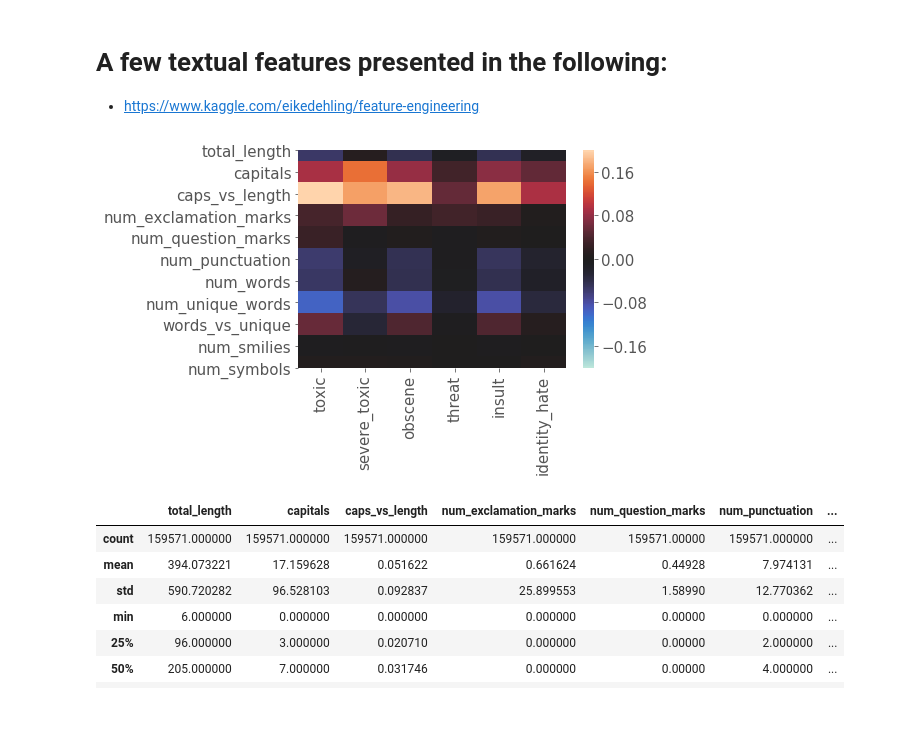
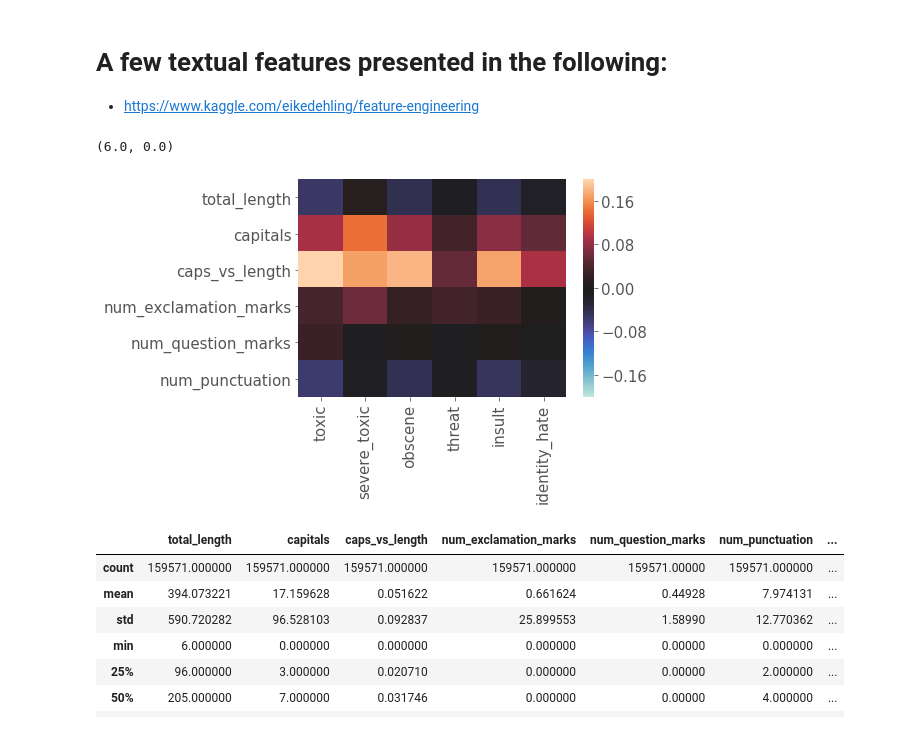
Before and after one commit to prbronze/Kaggle, a Jupyter notebook: toxic_comment_challenge/Notebooks/EDA.ipynb, the cells around one changed output. Saved outputs shown, nothing was run; the diff lists cells and outputs as text; code cells hidden in the pictures.

Commit message:
fix heatmap

```diff
--- a/toxic_comment_challenge/Notebooks/EDA.ipynb
+++ b/toxic_comment_challenge/Notebooks/EDA.ipynb
@@ -63,33 +63,35 @@ We do have an imbalance dataset in both ways:
 # %%
 df = treino.copy()
 df['total_length'] = df['comment_text'].apply(len)
 df['capitals'] = df['comment_text'].apply(lambda comment: sum(1 for c in comment if c.isupper()))
 df['caps_vs_length'] = df.apply(lambda row: float(row['capitals'])/float(row['total_length']),
                                 axis=1)
 df['num_exclamation_marks'] = df['comment_text'].apply(lambda comment: comment.count('!'))
 df['num_question_marks'] = df['comment_text'].apply(lambda comment: comment.count('?'))
 df['num_punctuation'] = df['comment_text'].apply(
     lambda comment: sum(comment.count(w) for w in '.,;:'))
 df['num_symbols'] = df['comment_text'].apply(
     lambda comment: sum(comment.count(w) for w in '*&$%'))
 df['num_words'] = df['comment_text'].apply(lambda comment: len(comment.split()))
 df['num_unique_words'] = df['comment_text'].apply(
     lambda comment: len(set(w for w in comment.split())))
 df['words_vs_unique'] = df['num_unique_words'] / df['num_words']
 df['num_smilies'] = df['comment_text'].apply(
     lambda comment: sum(comment.count(w) for w in (':-)', ':)', ';-)', ';)')))
 
 features = ('total_length', 'capitals', 'caps_vs_length', 'num_exclamation_marks',
             'num_question_marks', 'num_punctuation', 'num_words', 'num_unique_words',
             'words_vs_unique', 'num_smilies', 'num_symbols')
 columns = ('toxic', 'severe_toxic', 'obscene', 'threat', 'insult', 'identity_hate')
 
 rows = [{c:df[f].corr(df[c]) for c in columns} for f in features]
 df_correlations = pd.DataFrame(rows, index=features)
 df_correlations.style.background_gradient(cmap='seismic',axis=0)
 ax = sns.heatmap(df_correlations, vmin=-0.2, vmax=0.2, center=0.0)
+ax.set_ylim(bottom + 0.5, top - 0.5)
 # %% [output]
+(6.0, 0.0)
-[figure, old version]
+[figure, new version]
 # %%
 df[list(features)].describe()
 # %% [output]
```
